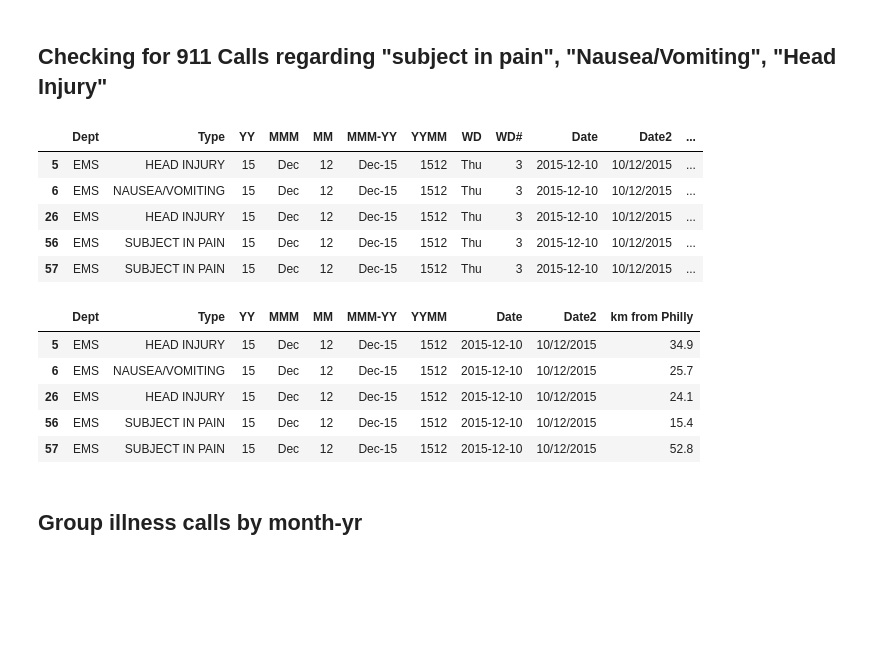
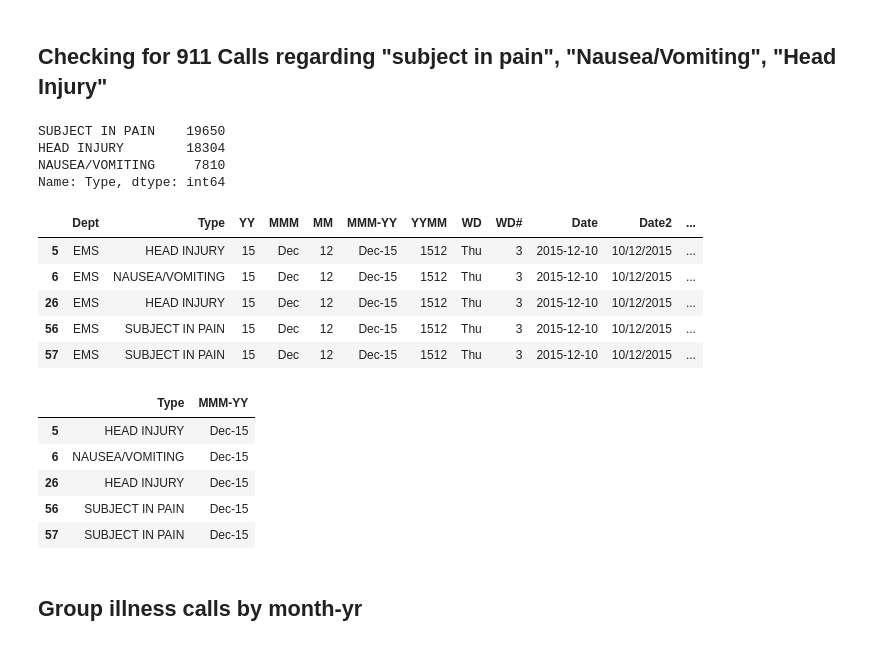
Before and after one commit to ClodettaV/Team_challenge_1, a Jupyter notebook: Dans_Part.ipynb, the cells around one changed output. Saved outputs shown, nothing was run; the diff lists cells and outputs as text; code cells hidden in the pictures; blank space fills up the shorter version.

```diff
--- a/Dans_Part.ipynb
+++ b/Dans_Part.ipynb
@@ -101,9 +166,13 @@ Clean_911_df.head()
 
 # filter for traffic as cat 1
 illness_calls_df=illness_calls_df.loc[(illness_calls_df["Type"]=="NAUSEA/VOMITING")|(illness_calls_df["Type"]=="HEAD INJURY")|(illness_calls_df["Type"]=="SUBJECT IN PAIN")]
-#[(initial_df['dist'] > upper_bound) | (initial_df['dist'] < lower_bound)]
+print(illness_calls_df["Type"].value_counts())
 illness_calls_df.head()
 # %% [output]
+SUBJECT IN PAIN    19650
+HEAD INJURY        18304
+NAUSEA/VOMITING     7810
+Name: Type, dtype: int64
 |  | Dept | Type | YY | MMM | MM | MMM-YY | YYMM | WD | WD# | Date | Date2 | ... |
 | 5 | EMS | HEAD INJURY | 15 | Dec | 12 | Dec-15 | 1512 | Thu | 3 | 2015-12-10 | 10/12/2015 | ... |
 | 6 | EMS | NAUSEA/VOMITING | 15 | Dec | 12 | Dec-15 | 1512 | Thu | 3 | 2015-12-10 | 10/12/2015 | ... |
@@ -112,15 +181,16 @@ illness_calls_df.head()
 | 57 | EMS | SUBJECT IN PAIN | 15 | Dec | 12 | Dec-15 | 1512 | Thu | 3 | 2015-12-10 | 10/12/2015 | ... |
 # %%
 # drop useless columns
-illness_calls_df=illness_calls_df.drop(columns=['WD','WD#','HH','Time','TStamp','lat','lng','zip'])
+#illness_calls_df=illness_calls_df.drop(columns=[',''YY','MMM','MM','YYMM','Date','Date2','WD','WD#','HH','Time','TStamp','lat','lng','zip','km from Philly'])
+illness_calls_df=illness_calls_df[['Type','MMM-YY']]
 illness_calls_df.head()
 # %% [output]
-|  | Dept | Type | YY | MMM | MM | MMM-YY | YYMM | Date | Date2 | km from Philly |
-| 5 | EMS | HEAD INJURY | 15 | Dec | 12 | Dec-15 | 1512 | 2015-12-10 | 10/12/2015 | 34.9 |
-| 6 | EMS | NAUSEA/VOMITING | 15 | Dec | 12 | Dec-15 | 1512 | 2015-12-10 | 10/12/2015 | 25.7 |
-| 26 | EMS | HEAD INJURY | 15 | Dec | 12 | Dec-15 | 1512 | 2015-12-10 | 10/12/2015 | 24.1 |
-| 56 | EMS | SUBJECT IN PAIN | 15 | Dec | 12 | Dec-15 | 1512 | 2015-12-10 | 10/12/2015 | 15.4 |
-| 57 | EMS | SUBJECT IN PAIN | 15 | Dec | 12 | Dec-15 | 1512 | 2015-12-10 | 10/12/2015 | 52.8 |
+|  | Type | MMM-YY |
+| 5 | HEAD INJURY | Dec-15 |
+| 6 | NAUSEA/VOMITING | Dec-15 |
+| 26 | HEAD INJURY | Dec-15 |
+| 56 | SUBJECT IN PAIN | Dec-15 |
+| 57 | SUBJECT IN PAIN | Dec-15 |
 # %% [markdown]
 ## Group illness calls by month-yr
 # %%
```
Also changed, not shown: parts of 22 cells of this notebook, 1 other file.
